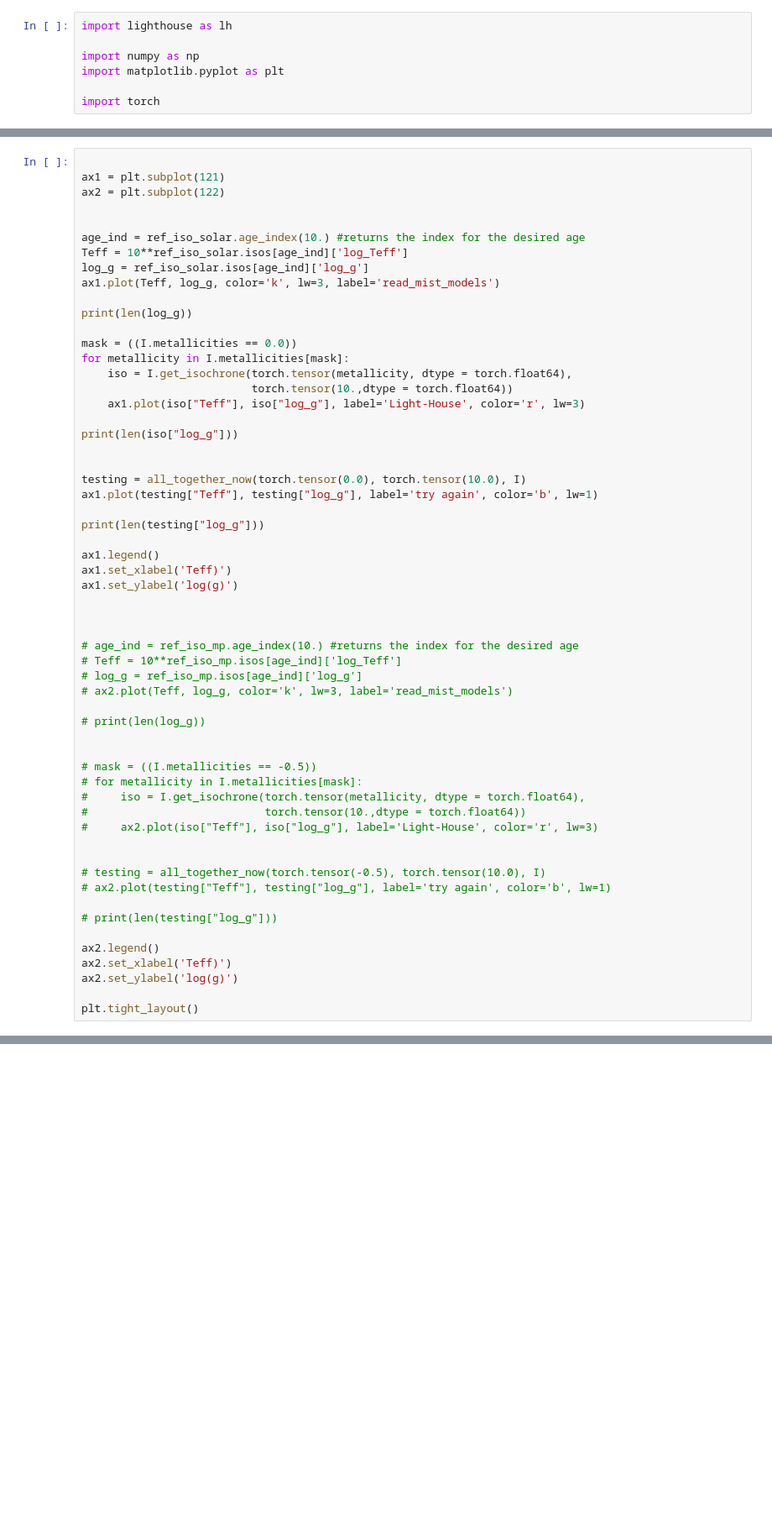
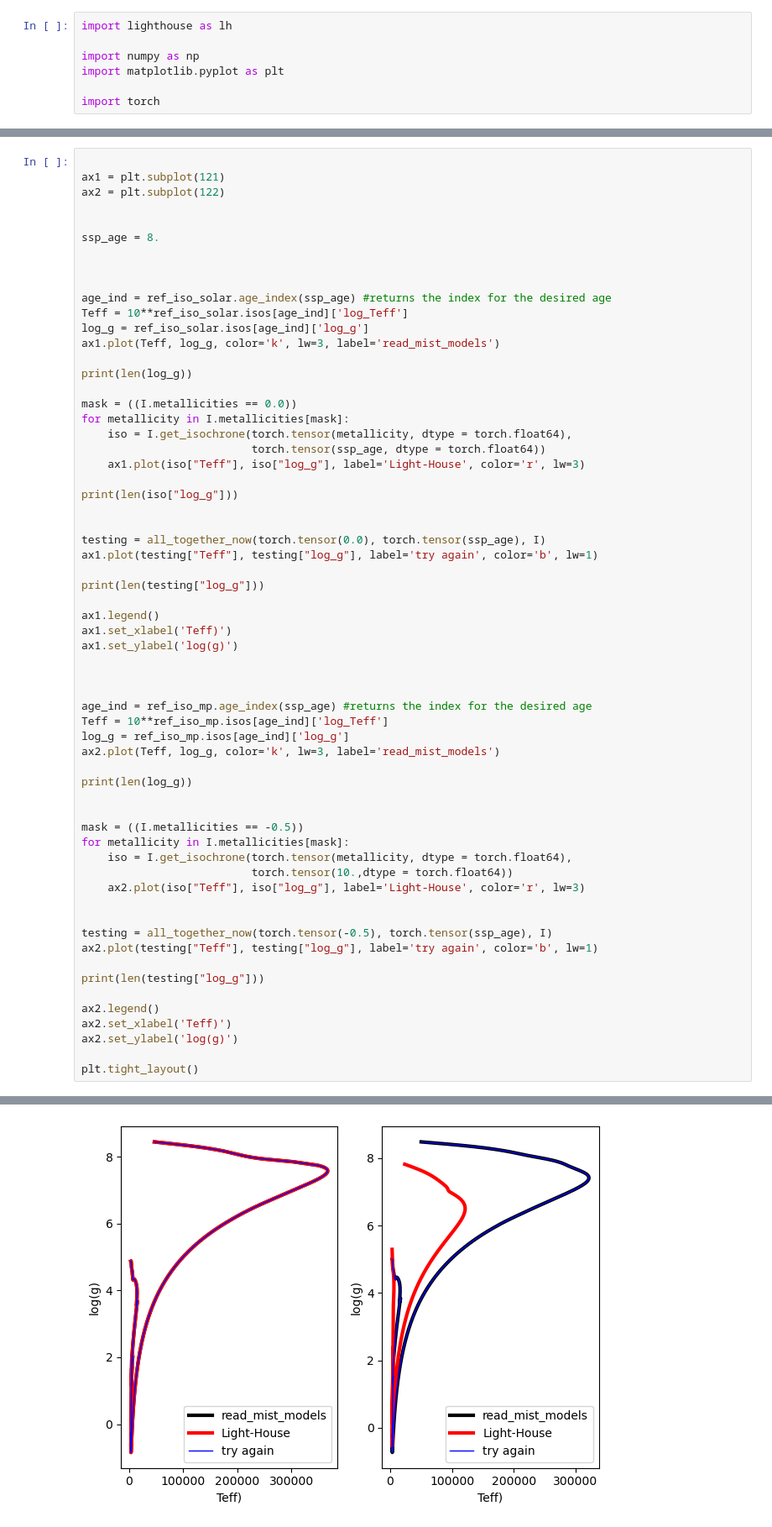
Before and after one commit to Ciela-Institute/ForSED, a Jupyter notebook: fixing_isochrone_stuff.ipynb, the cells around one changed output, grey strips where cells are left out. Shown at 84% size. Cells and saved outputs as stored; diff of their text form; blank space fills up the shorter version.

Commit message:
making progress fixing the bugs, something still not right about the age indexing

```diff
--- a/fixing_isochrone_stuff.ipynb
+++ b/fixing_isochrone_stuff.ipynb
@@ -127,7 +151,11 @@ ax1 = plt.subplot(121)
 ax2 = plt.subplot(122)
 
 
-age_ind = ref_iso_solar.age_index(10.) #returns the index for the desired age
+ssp_age = 8.
+
+
+
+age_ind = ref_iso_solar.age_index(ssp_age) #returns the index for the desired age
 Teff = 10**ref_iso_solar.isos[age_ind]['log_Teff']
 log_g = ref_iso_solar.isos[age_ind]['log_g']
 ax1.plot(Teff, log_g, color='k', lw=3, label='read_mist_models')
@@ -137,13 +165,13 @@ print(len(log_g))
 mask = ((I.metallicities == 0.0))
 for metallicity in I.metallicities[mask]:
     iso = I.get_isochrone(torch.tensor(metallicity, dtype = torch.float64),
-                          torch.tensor(10.,dtype = torch.float64))
+                          torch.tensor(ssp_age, dtype = torch.float64))
     ax1.plot(iso["Teff"], iso["log_g"], label='Light-House', color='r', lw=3)
 
 print(len(iso["log_g"]))
 
 
-testing = all_together_now(torch.tensor(0.0), torch.tensor(10.0), I)
+testing = all_together_now(torch.tensor(0.0), torch.tensor(ssp_age), I)
 ax1.plot(testing["Teff"], testing["log_g"], label='try again', color='b', lw=1)
 
 print(len(testing["log_g"]))
@@ -154,28 +182,29 @@ ax1.set_ylabel('log(g)')
 
 
 
-# age_ind = ref_iso_mp.age_index(10.) #returns the index for the desired age
-# Teff = 10**ref_iso_mp.isos[age_ind]['log_Teff']
-# log_g = ref_iso_mp.isos[age_ind]['log_g']
-# ax2.plot(Teff, log_g, color='k', lw=3, label='read_mist_models')
+age_ind = ref_iso_mp.age_index(ssp_age) #returns the index for the desired age
+Teff = 10**ref_iso_mp.isos[age_ind]['log_Teff']
+log_g = ref_iso_mp.isos[age_ind]['log_g']
+ax2.plot(Teff, log_g, color='k', lw=3, label='read_mist_models')
 
-# print(len(log_g))
+print(len(log_g))
 
 
-# mask = ((I.metallicities == -0.5))
-# for metallicity in I.metallicities[mask]:
-#     iso = I.get_isochrone(torch.tensor(metallicity, dtype = torch.float64),
-#                           torch.tensor(10.,dtype = torch.float64))
-#     ax2.plot(iso["Teff"], iso["log_g"], label='Light-House', color='r', lw=3)
+mask = ((I.metallicities == -0.5))
+for metallicity in I.metallicities[mask]:
+    iso = I.get_isochrone(torch.tensor(metallicity, dtype = torch.float64),
+                          torch.tensor(10.,dtype = torch.float64))
+    ax2.plot(iso["Teff"], iso["log_g"], label='Light-House', color='r', lw=3)
 
 
-# testing = all_together_now(torch.tensor(-0.5), torch.tensor(10.0), I)
-# ax2.plot(testing["Teff"], testing["log_g"], label='try again', color='b', lw=1)
+testing = all_together_now(torch.tensor(-0.5), torch.tensor(ssp_age), I)
+ax2.plot(testing["Teff"], testing["log_g"], label='try again', color='b', lw=1)
 
-# print(len(testing["log_g"]))
+print(len(testing["log_g"]))
 
 ax2.legend()
 ax2.set_xlabel('Teff)')
 ax2.set_ylabel('log(g)')
 
 plt.tight_layout()
+# %% [output]
@@ -181,0 +216 @@ plt.tight_layout()
+[figure, added]
```
Also changed, not shown: parts of 9 cells of this notebook, 2 other files.
